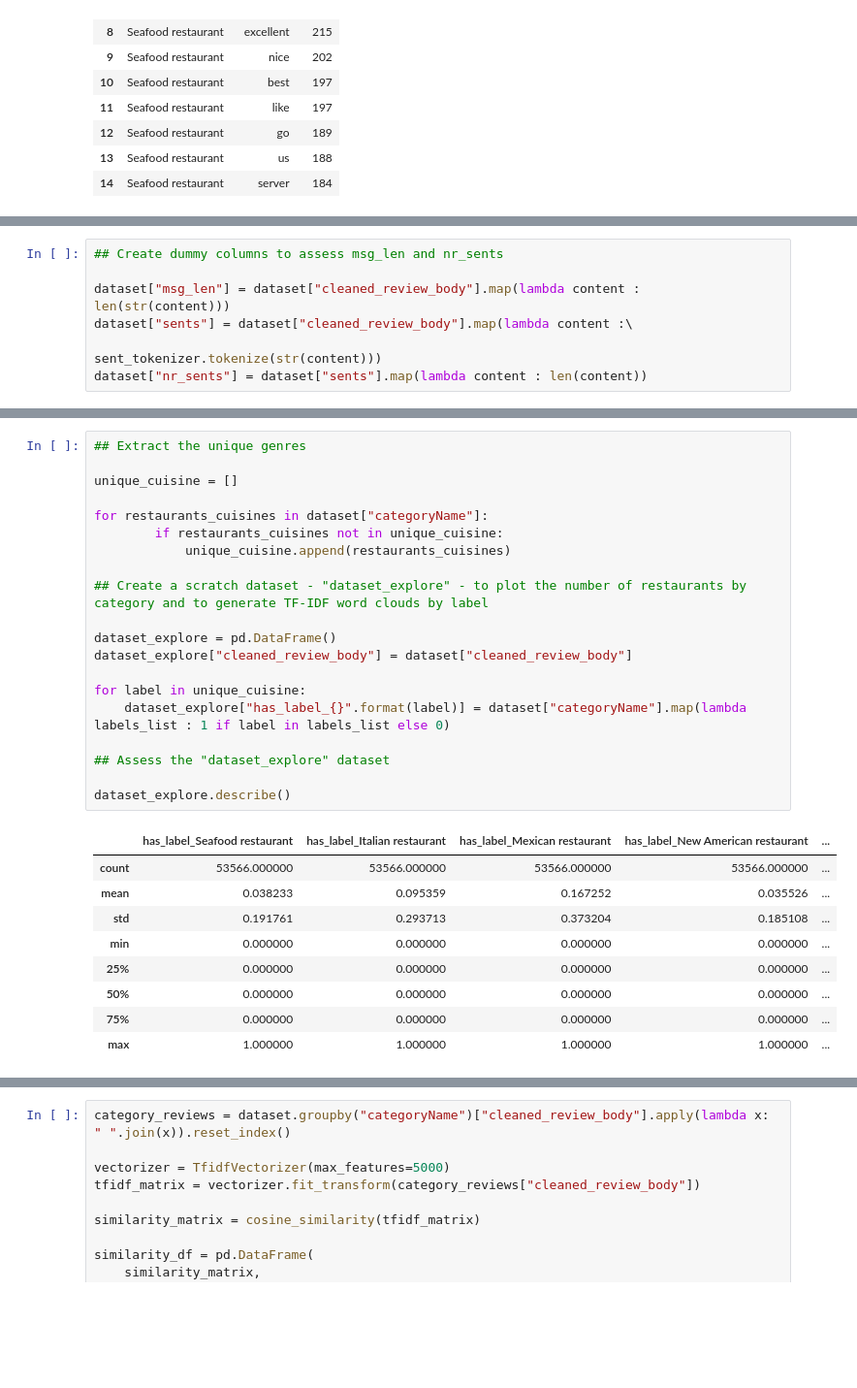
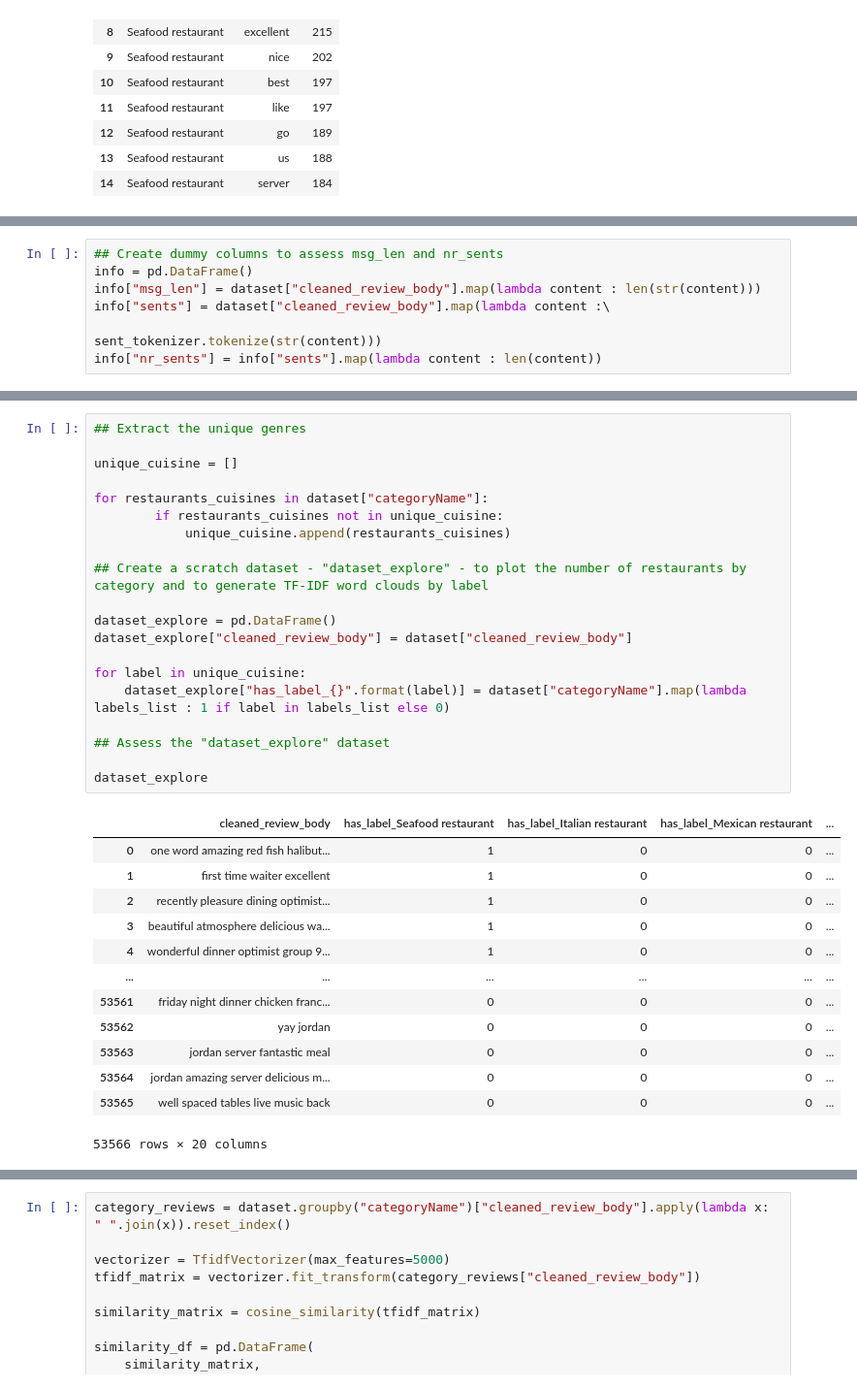
Before and after one commit to beatrizmarques2005/text_mining_in_reviews, a Jupyter notebook: notebooks/03_multilabel_classification.ipynb, the cells around one changed output, grey strips where cells are left out. Shown at 97% size. Saved outputs shown, nothing was run; the diff lists cells and outputs as text; blank space fills up the shorter version.

```diff
--- a/notebooks/03_multilabel_classification.ipynb
+++ b/notebooks/03_multilabel_classification.ipynb
@@ -202,10 +187,10 @@ fig.show()
 # %%
 ## Create dummy columns to assess msg_len and nr_sents
-
-dataset["msg_len"] = dataset["cleaned_review_body"].map(lambda content : len(str(content)))
-dataset["sents"] = dataset["cleaned_review_body"].map(lambda content :\
+info = pd.DataFrame()
+info["msg_len"] = dataset["cleaned_review_body"].map(lambda content : len(str(content)))
+info["sents"] = dataset["cleaned_review_body"].map(lambda content :\
                                                                   sent_tokenizer.tokenize(str(content)))
-dataset["nr_sents"] = dataset["sents"].map(lambda content : len(content))
+info["nr_sents"] = info["sents"].map(lambda content : len(content))
 # %%
 dataset.describe()
 #is there reviews with 0 on len and 0 sentences?
@@ -248,30 +211,34 @@ dataset
 # %%
 ## Extract the unique genres
 
 unique_cuisine = []
 
 for restaurants_cuisines in dataset["categoryName"]:
         if restaurants_cuisines not in unique_cuisine:
             unique_cuisine.append(restaurants_cuisines)
 
 ## Create a scratch dataset - "dataset_explore" - to plot the number of restaurants by category and to generate TF-IDF word clouds by label
 
 dataset_explore = pd.DataFrame()
 dataset_explore["cleaned_review_body"] = dataset["cleaned_review_body"]
 
 for label in unique_cuisine:
     dataset_explore["has_label_{}".format(label)] = dataset["categoryName"].map(lambda labels_list : 1 if label in labels_list else 0)
 
 ## Assess the "dataset_explore" dataset
 
-dataset_explore.describe()
+dataset_explore
 # %% [output]
-|  | has_label_Seafood restaurant | has_label_Italian restaurant | has_label_Mexican restaurant | has_label_New American restaurant | ... |
-| count | 53566.000000 | 53566.000000 | 53566.000000 | 53566.000000 | ... |
-| mean | 0.038233 | 0.095359 | 0.167252 | 0.035526 | ... |
-| std | 0.191761 | 0.293713 | 0.373204 | 0.185108 | ... |
-| min | 0.000000 | 0.000000 | 0.000000 | 0.000000 | ... |
-| 25% | 0.000000 | 0.000000 | 0.000000 | 0.000000 | ... |
-| 50% | 0.000000 | 0.000000 | 0.000000 | 0.000000 | ... |
-| 75% | 0.000000 | 0.000000 | 0.000000 | 0.000000 | ... |
-| max | 1.000000 | 1.000000 | 1.000000 | 1.000000 | ... |
+|  | cleaned_review_body | has_label_Seafood restaurant | has_label_Italian restaurant | has_label_Mexican restaurant | ... |
+| 0 | one word amazing red fish halibut... | 1 | 0 | 0 | ... |
+| 1 | first time waiter excellent | 1 | 0 | 0 | ... |
+| 2 | recently pleasure dining optimist... | 1 | 0 | 0 | ... |
+| 3 | beautiful atmosphere delicious wa... | 1 | 0 | 0 | ... |
+| 4 | wonderful dinner optimist group 9... | 1 | 0 | 0 | ... |
+| ... | ... | ... | ... | ... | ... |
+| 53561 | friday night dinner chicken franc... | 0 | 0 | 0 | ... |
+| 53562 | yay jordan | 0 | 0 | 0 | ... |
+| 53563 | jordan server fantastic meal | 0 | 0 | 0 | ... |
+| 53564 | jordan amazing server delicious m... | 0 | 0 | 0 | ... |
+| 53565 | well spaced tables live music back | 0 | 0 | 0 | ... |
+53566 rows × 20 columns
```
Also changed, not shown: parts of 10 cells of this notebook, 1 other file.
